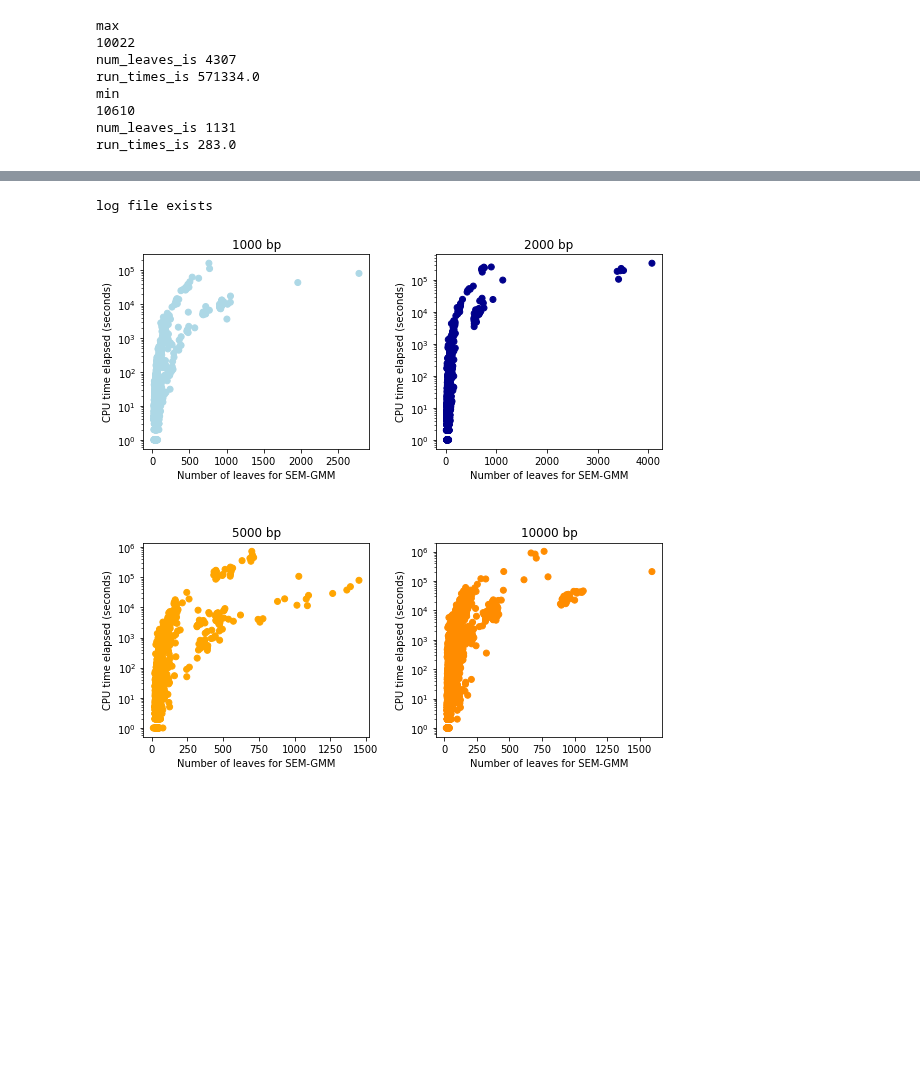
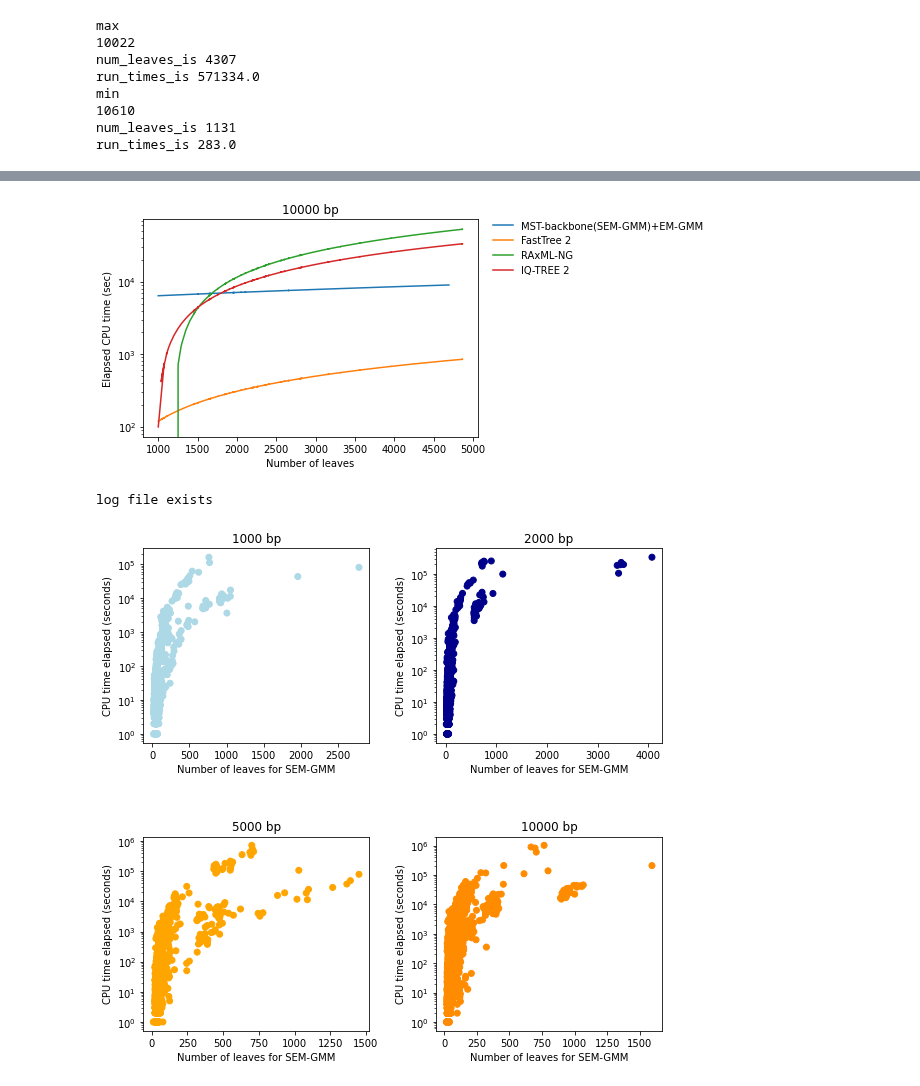
Before and after one commit to prabhavk/mst-backbone-repo, a Jupyter notebook: simulation_results.ipynb, the cells around one changed output, grey strips where cells are left out. Saved outputs shown, nothing was run; the diff lists cells and outputs as text; code cells hidden in the pictures; blank space fills up the shorter version.

```diff
--- a/simulation_results.ipynb
+++ b/simulation_results.ipynb
@@ -540,0 +539,51 @@ plt.savefig(figures_path+"grove_scalability.png", dpi=100,bbox_inches='tight')
+# %%
+# Plot run times for all methods
+
+import matplotlib
+from matplotlib.colors import ListedColormap
+import matplotlib.pyplot as plt
+
+# cmap = ListedColormap(["darkblue","black","fuchsia","orange"])
+# plt.rcParams['axes.prop_cycle'] = plt.cycler('color', cmap)
+# plt.style.use('tableau-colorblind10')
+import numpy as np
+from math import log
+from sklearn.linear_model import LinearRegression
+
+# Fixing random state for reproducibility
+
+# fig, ax = plt.subplots(2,2)
+i = 0
+seq_len = 2000
+
+# method_list = ['fasttree', 'mstbackbone']
+# method_list = ['raxmlng','iqtree','fasttree','mstbackbone']
+method_list = ['mstbackbone','fasttree','raxmlng','iqtree']
+# method_colors = {}
+for method in method_list:
+    # method_colors[method] = {}
+    seq_len = 10000
+    # model = LinearRegression().fit(num_leaves_seq_len_method[seq_len][method],run_times_seq_len_method[seq_len][method])
+    # y_pred = model.predict(x)
+    x = np.array(num_leaves_seq_len_method[seq_len][method]).reshape((-1,1))
+    y = np.array(run_times_seq_len_method[seq_len][method])
+    model = LinearRegression().fit(x,y)
+    y_hat = model.predict(x)
+    # print(y_hat)
+    plt.plot(num_leaves_seq_len_method[seq_len][method],y_hat)
+    # plt(num_leaves_seq_len_method[seq_len][method],num_leaves_seq_len_method[seq_len][method])
+    # plt(num_leaves_seq_len_method[seq_len][method],spl(num_leaves_seq_len_method[seq_len][method]))
+    # plt.scatter(num_leaves_seq_len_method[seq_len][method],run_times_seq_len_method[seq_len][method],label=method,c=method_colors[method][seq_len])
+    plt.title(str(seq_len) + " bp")
+    plt.xlabel("Number of leaves")
+    plt.ylabel("Elapsed CPU time (sec)")
+    plt.yscale("log")
+
+fig.tight_layout(pad=0.04)
+plt.legend(['MST-backbone(SEM-GMM)+EM-GMM','FastTree 2','RAxML-NG', 'IQ-TREE 2'], bbox_to_anchor=(1.7,0.7), loc ="lower right", frameon=False)
+fig.set_size_inches(13, 10)
+plt.savefig(figures_path+"grove_scalability_10k.eps", dpi=100,bbox_inches='tight')
+plt.savefig(figures_path+"grove_scalability_10k.png", dpi=100,bbox_inches='tight')
+# plt.show()
+# %% [output]
+[figure, added]
```
Also changed, not shown: parts of 4 cells of this notebook, 1 other file.
